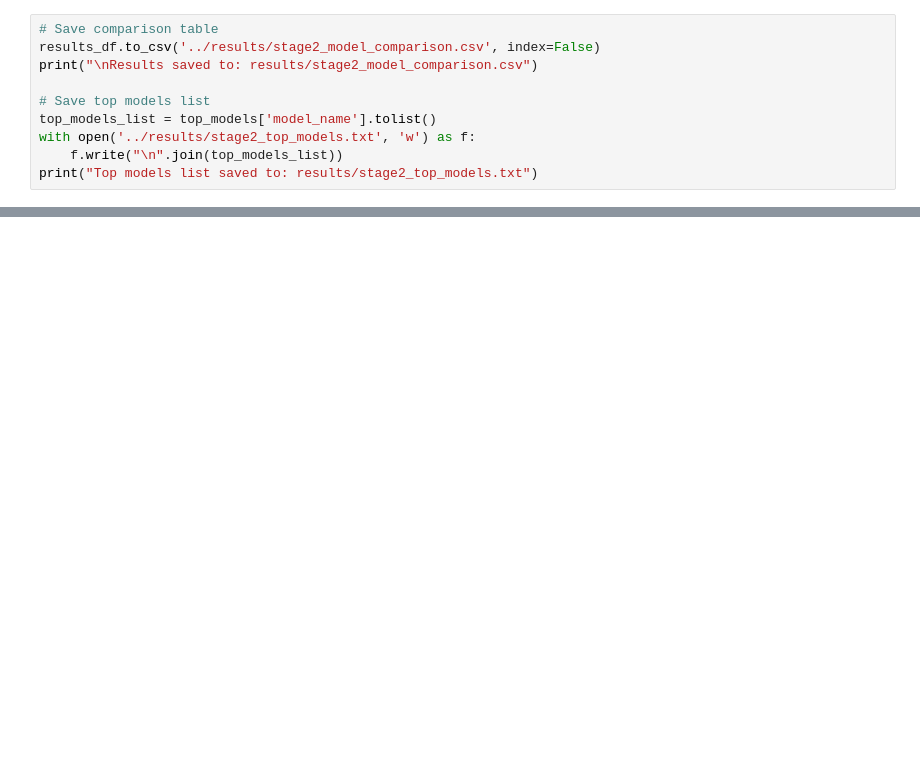
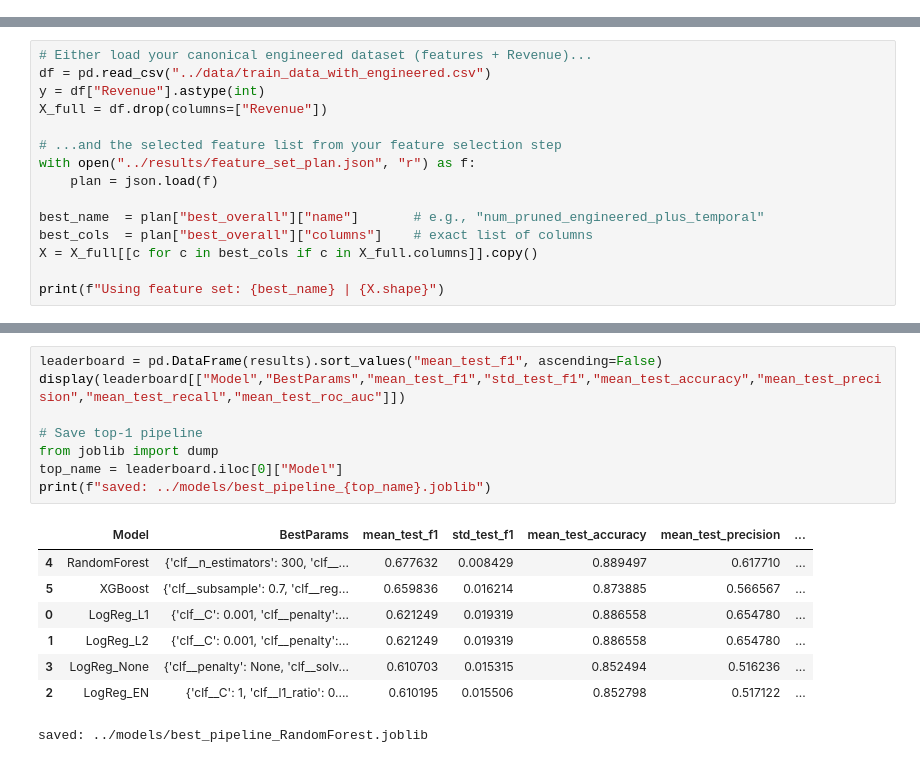
Before and after one commit to ohm1129/MSE_226_FP, a Jupyter notebook: models/model_selection.ipynb, the cells around one changed output, grey strips where cells are left out. Saved outputs shown, nothing was run; the diff lists cells and outputs as text; blank space fills up the shorter version.

```diff
--- a/models/model_selection.ipynb
+++ b/models/model_selection.ipynb
@@ -513,10 +0,0 @@ Rank   Model                               F1           ROC-AUC      Precision
-# %%
-# Save comparison table
-results_df.to_csv('../results/stage2_model_comparison.csv', index=False)
-print("\nResults saved to: results/stage2_model_comparison.csv")
-
-# Save top models list
-top_models_list = top_models['model_name'].tolist()
-with open('../results/stage2_top_models.txt', 'w') as f:
-    f.write("\n".join(top_models_list))
-print("Top models list saved to: results/stage2_top_models.txt")
@@ -548,0 +21,15 @@ Move to Stage 3 to fine-tune ONLY the top 2-3 models with more exhaustive search
+# %%
+# Either load your canonical engineered dataset (features + Revenue)...
+df = pd.read_csv("../data/train_data_with_engineered.csv")
+y = df["Revenue"].astype(int)
+X_full = df.drop(columns=["Revenue"])
+
+# ...and the selected feature list from your feature selection step
+with open("../results/feature_set_plan.json", "r") as f:
+    plan = json.load(f)
+
+best_name  = plan["best_overall"]["name"]       # e.g., "num_pruned_engineered_plus_temporal"
+best_cols  = plan["best_overall"]["columns"]    # exact list of columns
+X = X_full[[c for c in best_cols if c in X_full.columns]].copy()
+
+print(f"Using feature set: {best_name} | {X.shape}")
@@ -548,0 +204,17 @@ Move to Stage 3 to fine-tune ONLY the top 2-3 models with more exhaustive search
+# %%
+leaderboard = pd.DataFrame(results).sort_values("mean_test_f1", ascending=False)
+display(leaderboard[["Model","BestParams","mean_test_f1","std_test_f1","mean_test_accuracy","mean_test_precision","mean_test_recall","mean_test_roc_auc"]])
+
+# Save top-1 pipeline
+from joblib import dump
+top_name = leaderboard.iloc[0]["Model"]
+print(f"saved: ../models/best_pipeline_{top_name}.joblib")
+# %% [output]
+|  | Model | BestParams | mean_test_f1 | std_test_f1 | mean_test_accuracy | mean_test_precision | ... |
+| 4 | RandomForest | {'clf__n_estimators': 300, 'clf__... | 0.677632 | 0.008429 | 0.889497 | 0.617710 | ... |
+| 5 | XGBoost | {'clf__subsample': 0.7, 'clf__reg... | 0.659836 | 0.016214 | 0.873885 | 0.566567 | ... |
+| 0 | LogReg_L1 | {'clf__C': 0.001, 'clf__penalty':... | 0.621249 | 0.019319 | 0.886558 | 0.654780 | ... |
+| 1 | LogReg_L2 | {'clf__C': 0.001, 'clf__penalty':... | 0.621249 | 0.019319 | 0.886558 | 0.654780 | ... |
+| 3 | LogReg_None | {'clf__penalty': None, 'clf__solv... | 0.610703 | 0.015315 | 0.852494 | 0.516236 | ... |
+| 2 | LogReg_EN | {'clf__C': 1, 'clf__l1_ratio': 0.... | 0.610195 | 0.015506 | 0.852798 | 0.517122 | ... |
+saved: ../models/best_pipeline_RandomForest.joblib
```
Also changed, not shown: parts of 28 cells of this notebook, 7 other files.
